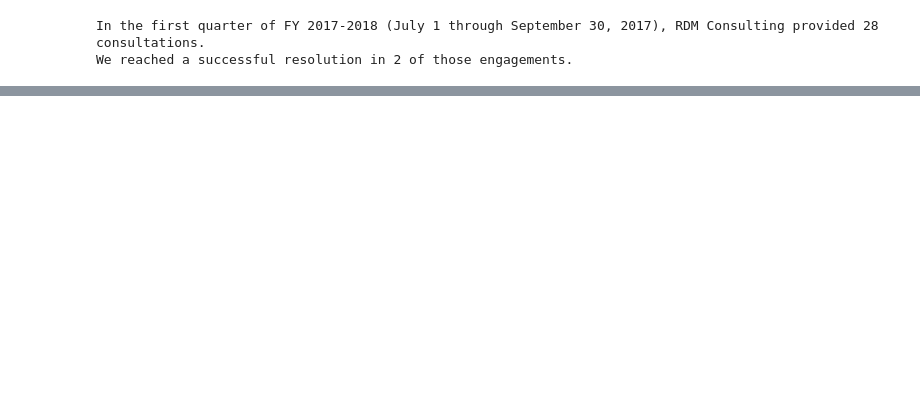
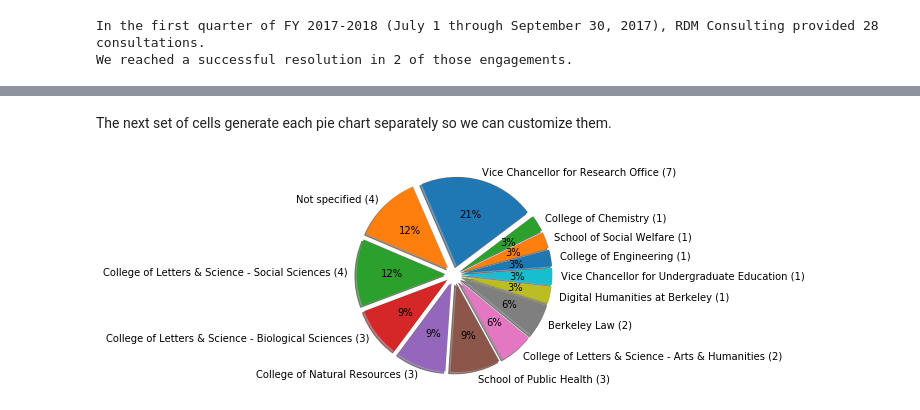
Before and after one commit to rjaffe/rdm_metrics, a Jupyter notebook: RDM_metrics_FROM-RIT-Consulting-Engagement-Log.ipynb, the cells around one changed output, grey strips where cells are left out. Saved outputs shown, nothing was run; the diff lists cells and outputs as text; code cells hidden in the pictures; blank space fills up the shorter version.

```diff
--- a/RDM_metrics_FROM-RIT-Consulting-Engagement-Log.ipynb
+++ b/RDM_metrics_FROM-RIT-Consulting-Engagement-Log.ipynb
@@ -253,0 +570,35 @@ High (In-depth consultation requires referral 5+ hours), 1
+# %% [markdown]
+The next set of cells generate each pie chart separately so we can customize them.
+# %%
+%matplotlib inline
+import matplotlib.pyplot as plt
+
+
+# Pie chart of schools, where the slices will be ordered and plotted counter-clockwise:
+labels = []
+sizes = []
+labelsplusn = []
+
+for pair in spacount:
+    labels.append(pair[0])
+    sizes.append(pair[1])
+#print(labels) #debug
+#print(sizes)  #debug
+
+for label, size in zip(labels, sizes):
+    labelplusn = str(label) + ' (' + str(size) + ')'
+    labelsplusn.append(labelplusn)
+
+#print(labelsplusn)  #debug
+
+explode = (.1, .1, .1, .1, .1, .1, .1, .1, .1, .1, .1, .1, .1)
+
+fig1, ax1 = plt.subplots()
+ax1.pie(sizes, explode=explode, labels=labelsplusn, autopct='%1.f%%',
+        shadow=True, startangle=37)  # originally labels=labels
+ax1.axis('equal')  # Equal aspect ratio ensures that pie is drawn as a circle.
+
+plt.show()
+#plt.savefig('pie_spacount.png', bbox_inches='tight')
+# %% [output]
+[figure, added]
```
Also changed, not shown: parts of 18 cells of this notebook.
